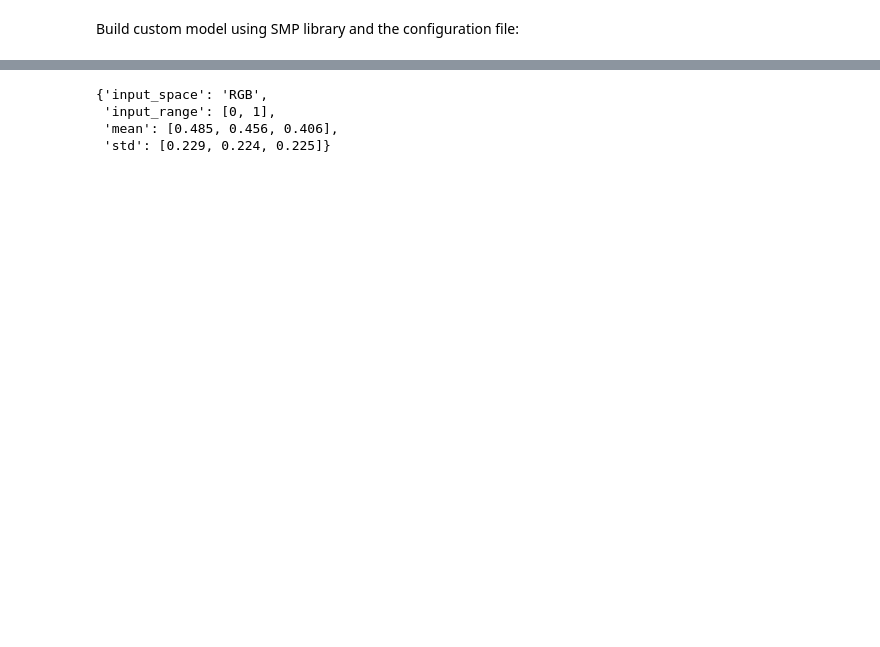
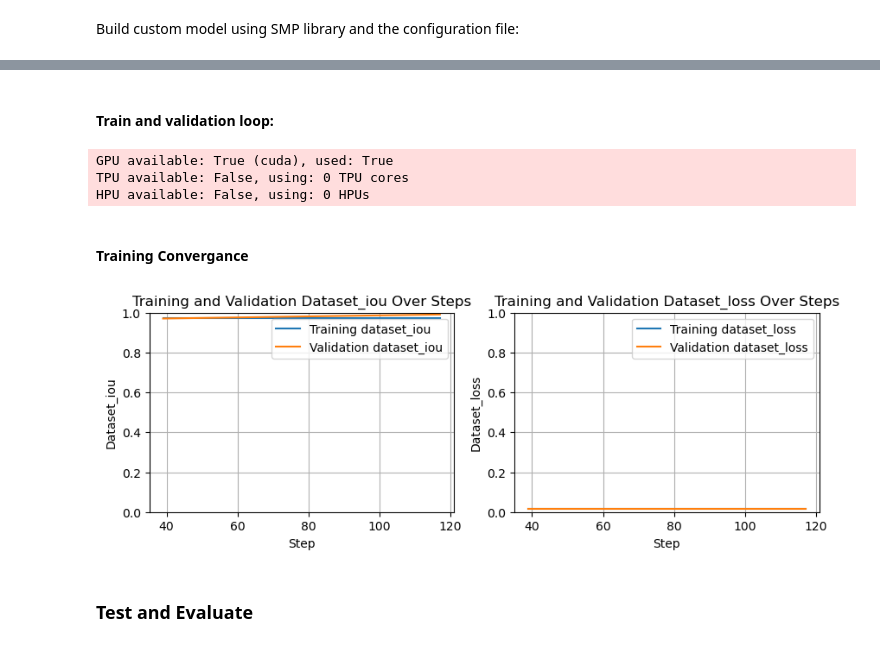
Before and after one commit to Jonathm126/CataractIrisSegmentation_SMP, a Jupyter notebook: train_model.ipynb, the cells around one changed output, grey strips where cells are left out. Drawn from its saved outputs; the diff is of its cells as text; code cells hidden in the pictures; blank space fills up the shorter version.

Commit message:
test
progrerss

added ignore large files

huh

```diff
--- a/train_model.ipynb
+++ b/train_model.ipynb
@@ -23,3 +29,9 @@ from models.smp_model import CatSegModel, save_model
+# %%
+# paths
+data_root = "H:\Cataract Dataset\FSR Dataset\Yolo_Segmentation_640x640"
+inference_data_root = 'H:\Cataract Dataset\FSR Dataset\Ori_youtube_20'
+config_path = 'configs/Unet_resnet34_load.json'
+os.environ['TORCH_HOME'] = 'models/torch'
 # %% [markdown]
 ### Data prep
 Define transforms for the data:
@@ -201,7 +108,0 @@ smp.encoders.get
-# %%
-ff
-# %% [output]
-{'input_space': 'RGB',
- 'input_range': [0, 1],
- 'mean': [0.485, 0.456, 0.406],
- 'std': [0.229, 0.224, 0.225]}
@@ -207,0 +122,48 @@ ff
+# %% [markdown]
+#### Train and validation loop:
+# %%
+# Set up the logger
+log_root = 'logs'
+csv_logger = CSVLogger(log_root, config['NAME'])
+
+# Create a ModelCheckpoint callback to save only the best model
+callback_path = os.path.join(csv_logger.save_dir, csv_logger.name, f'version_{csv_logger.version}')
+checkpoint_callback = ModelCheckpoint(
+    monitor='valid_dataset_loss',  # the metric to monitor
+    dirpath=callback_path,
+    filename=csv_logger.name+'_best-checkpoint',  # name of the best model file
+    save_top_k=1,  # save only the best model
+    mode='min'  # save the model with minimum validation loss
+)
+
+# create a trainer
+trainer = pl.Trainer(
+    accelerator='gpu',
+    devices=1,
+    max_epochs=config.get('NUM_EPOCHS', 10),
+    enable_progress_bar=True,
+    callbacks=[checkpoint_callback],
+    logger = csv_logger,
+)
+
+if config['MODE'] == 'train':
+    trainer.fit(
+        model,
+        train_dataloaders=train_dl,
+        val_dataloaders=valid_dl,
+    )
+# %% [output]
+GPU available: True (cuda), used: True
+TPU available: False, using: 0 TPU cores
+HPU available: False, using: 0 HPUs
+# %% [markdown]
+#### Training Convergance
+# %%
+if config['MODE'] == 'train':
+    pth = os.path.join(csv_logger.log_dir, 'metrics.csv')
+    #pth = "logs\\Unet_resnet34_pretrained_DiceLoss\\version_0\\metrics.csv"
+    plot_losses(pth, ['dataset_iou', 'dataset_loss'])
+# %% [output]
+[figure, added]
+# %% [markdown]
+### Test and Evaluate
```
Also changed, not shown: parts of 23 cells of this notebook, 11 other files.
